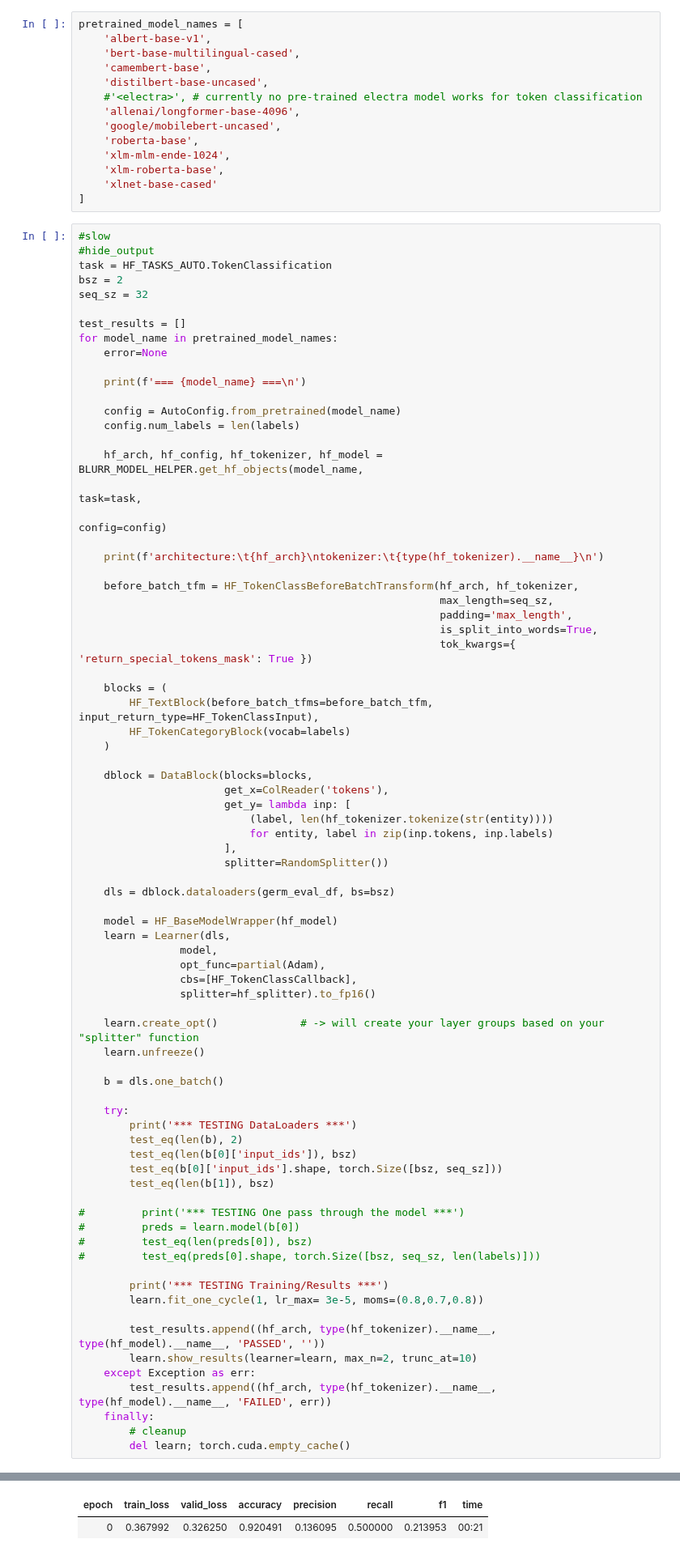
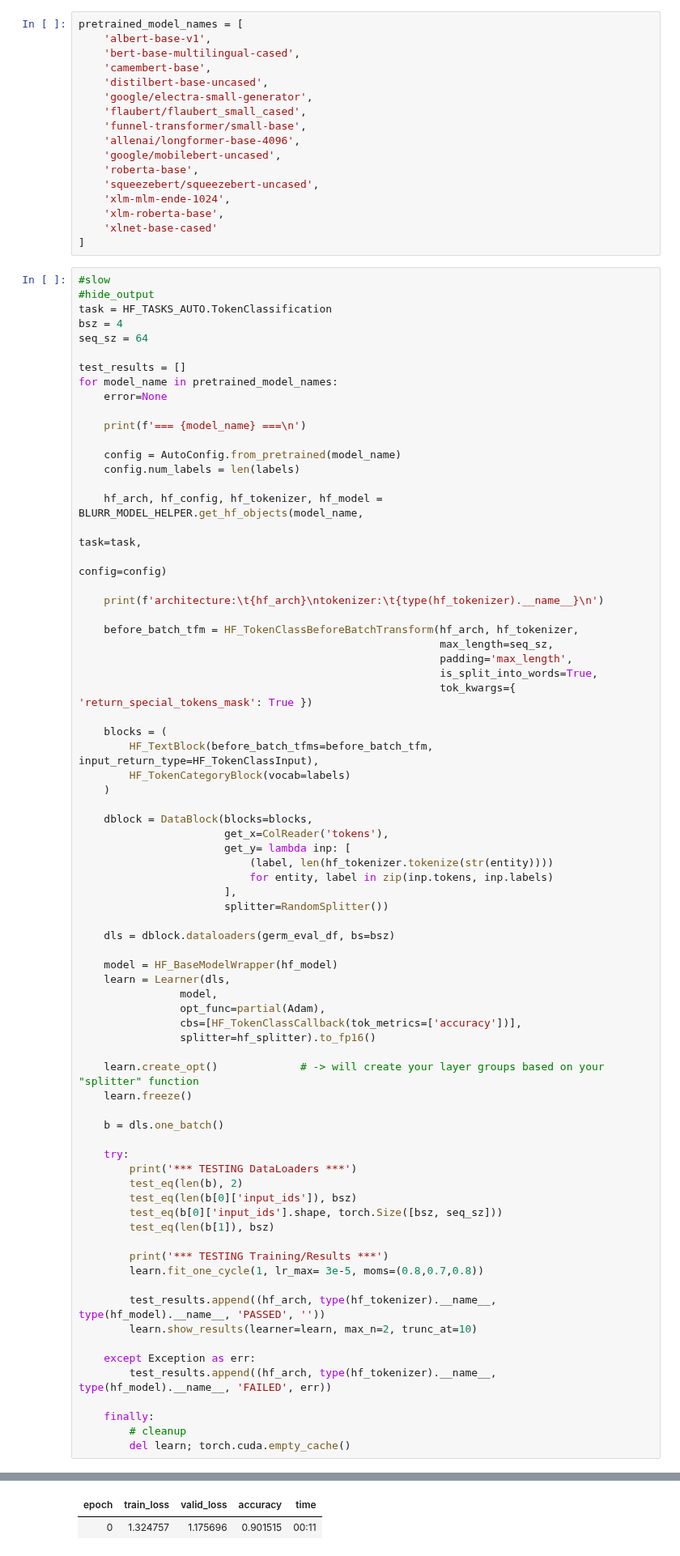
Before and after one commit to ohmeow/blurr, a Jupyter notebook: nbs/02a_modeling-token-classification.ipynb, the cells around one changed output, grey strips where cells are left out. Shown at 81% size. Drawn from its saved outputs; the diff is of its cells as text.

Commit message:
adding onnx, more tests, better prediction methods

```diff
--- a/nbs/02a_modeling-token-classification.ipynb
+++ b/nbs/02a_modeling-token-classification.ipynb
@@ -435,10 +486,13 @@ pretrained_model_names = [
     'bert-base-multilingual-cased',
     'camembert-base',
     'distilbert-base-uncased',
-    #'<electra>', # currently no pre-trained electra model works for token classification
+    'google/electra-small-generator',
+    'flaubert/flaubert_small_cased',
+    'funnel-transformer/small-base',
     'allenai/longformer-base-4096',
     'google/mobilebert-uncased',
     'roberta-base',
+    'squeezebert/squeezebert-uncased',
     'xlm-mlm-ende-1024',
     'xlm-roberta-base',
     'xlnet-base-cased'
@@ -447,8 +501,8 @@ pretrained_model_names = [
 #slow
 #hide_output
 task = HF_TASKS_AUTO.TokenClassification
-bsz = 2
-seq_sz = 32
+bsz = 4
+seq_sz = 64
 
 test_results = []
 for model_name in pretrained_model_names:
@@ -490,45 +544,42 @@ for model_name in pretrained_model_names:
     learn = Learner(dls,
                 model,
                 opt_func=partial(Adam),
-                cbs=[HF_TokenClassCallback],
+                cbs=[HF_TokenClassCallback(tok_metrics=['accuracy'])],
                 splitter=hf_splitter).to_fp16()
 
     learn.create_opt()             # -> will create your layer groups based on your "splitter" function
-    learn.unfreeze()
+    learn.freeze()
 
     b = dls.one_batch()
 
     try:
         print('*** TESTING DataLoaders ***')
         test_eq(len(b), 2)
         test_eq(len(b[0]['input_ids']), bsz)
         test_eq(b[0]['input_ids'].shape, torch.Size([bsz, seq_sz]))
         test_eq(len(b[1]), bsz)
 
-#         print('*** TESTING One pass through the model ***')
-#         preds = learn.model(b[0])
-#         test_eq(len(preds[0]), bsz)
-#         test_eq(preds[0].shape, torch.Size([bsz, seq_sz, len(labels)]))
-
         print('*** TESTING Training/Results ***')
         learn.fit_one_cycle(1, lr_max= 3e-5, moms=(0.8,0.7,0.8))
 
         test_results.append((hf_arch, type(hf_tokenizer).__name__, type(hf_model).__name__, 'PASSED', ''))
         learn.show_results(learner=learn, max_n=2, trunc_at=10)
+
     except Exception as err:
         test_results.append((hf_arch, type(hf_tokenizer).__name__, type(hf_model).__name__, 'FAILED', err))
+
     finally:
         # cleanup
         del learn; torch.cuda.empty_cache()
 # %% [output]
 === albert-base-v1 ===
 
 architecture:   albert
 tokenizer:      AlbertTokenizerFast
 
 *** TESTING DataLoaders ***
 *** TESTING Training/Results ***
-| epoch | train_loss | valid_loss | accuracy | precision | recall | f1 | time |
-| 0 | 0.367992 | 0.326250 | 0.920491 | 0.136095 | 0.500000 | 0.213953 | 00:21 |
+| epoch | train_loss | valid_loss | accuracy | time |
+| 0 | 1.324757 | 1.175696 | 0.901515 | 00:11 |
 [interactive output not drawn]
 |  | token / target label / predicted ... |
```
Also changed, not shown: parts of 21 cells of this notebook, 21 other files.
